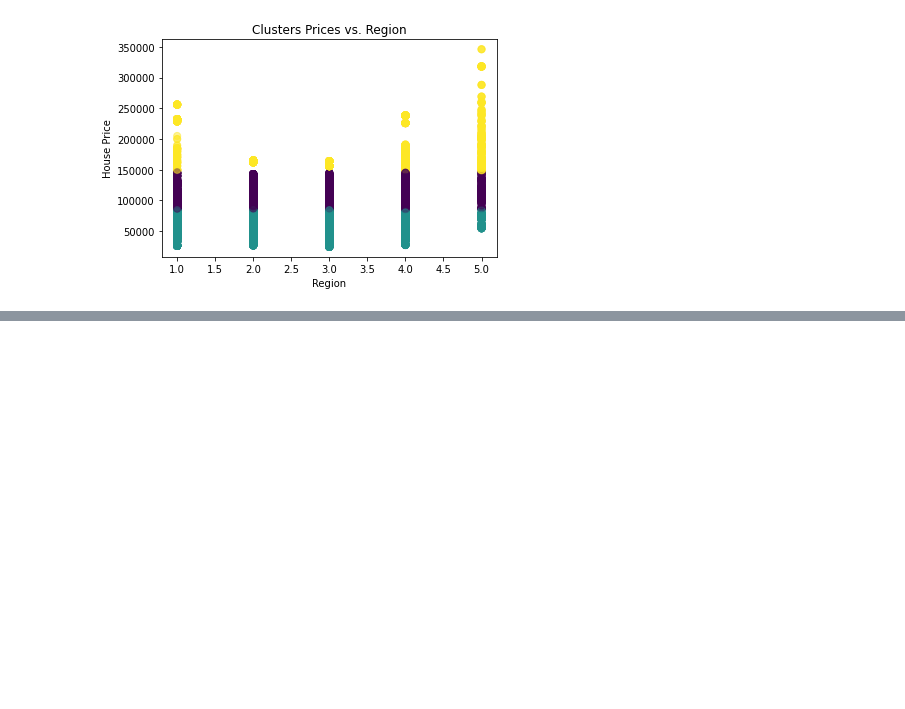
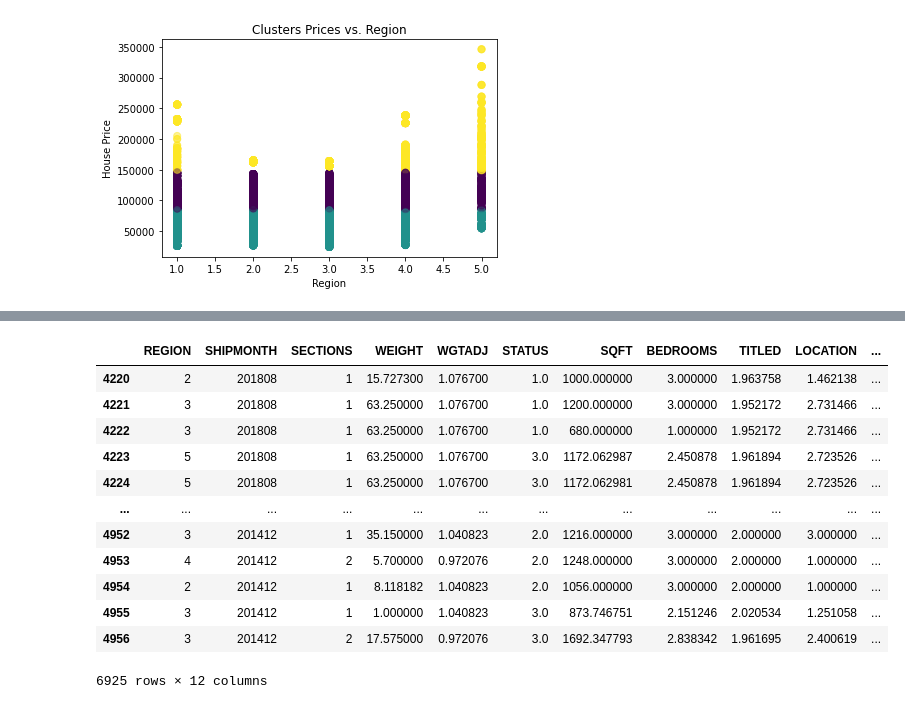
Before and after one commit to mverma40/MachineLearning4641B, a Jupyter notebook: MLHousingPrices1.ipynb, the cells around one changed output, grey strips where cells are left out. Drawn from its saved outputs; the diff is of its cells as text; code cells hidden in the pictures; blank space fills up the shorter version.

```diff
--- a/MLHousingPrices1.ipynb
+++ b/MLHousingPrices1.ipynb
@@ -683,0 +710,16 @@ plt.show()
+# %%
+display(testX)
+# %% [output]
+|  | REGION | SHIPMONTH | SECTIONS | WEIGHT | WGTADJ | STATUS | SQFT | BEDROOMS | TITLED | LOCATION | ... |
+| 4220 | 2 | 201808 | 1 | 15.727300 | 1.076700 | 1.0 | 1000.000000 | 3.000000 | 1.963758 | 1.462138 | ... |
+| 4221 | 3 | 201808 | 1 | 63.250000 | 1.076700 | 1.0 | 1200.000000 | 3.000000 | 1.952172 | 2.731466 | ... |
+| 4222 | 3 | 201808 | 1 | 63.250000 | 1.076700 | 1.0 | 680.000000 | 1.000000 | 1.952172 | 2.731466 | ... |
+| 4223 | 5 | 201808 | 1 | 63.250000 | 1.076700 | 3.0 | 1172.062987 | 2.450878 | 1.961894 | 2.723526 | ... |
+| 4224 | 5 | 201808 | 1 | 63.250000 | 1.076700 | 3.0 | 1172.062981 | 2.450878 | 1.961894 | 2.723526 | ... |
+| ... | ... | ... | ... | ... | ... | ... | ... | ... | ... | ... | ... |
+| 4952 | 3 | 201412 | 1 | 35.150000 | 1.040823 | 2.0 | 1216.000000 | 3.000000 | 2.000000 | 3.000000 | ... |
+| 4953 | 4 | 201412 | 2 | 5.700000 | 0.972076 | 2.0 | 1248.000000 | 3.000000 | 2.000000 | 1.000000 | ... |
+| 4954 | 2 | 201412 | 1 | 8.118182 | 1.040823 | 2.0 | 1056.000000 | 3.000000 | 2.000000 | 1.000000 | ... |
+| 4955 | 3 | 201412 | 1 | 1.000000 | 1.040823 | 3.0 | 873.746751 | 2.151246 | 2.020534 | 1.251058 | ... |
+| 4956 | 3 | 201412 | 2 | 17.575000 | 0.972076 | 3.0 | 1692.347793 | 2.838342 | 1.961695 | 2.400619 | ... |
+6925 rows × 12 columns
```
Also changed, not shown: parts of 29 cells of this notebook.
